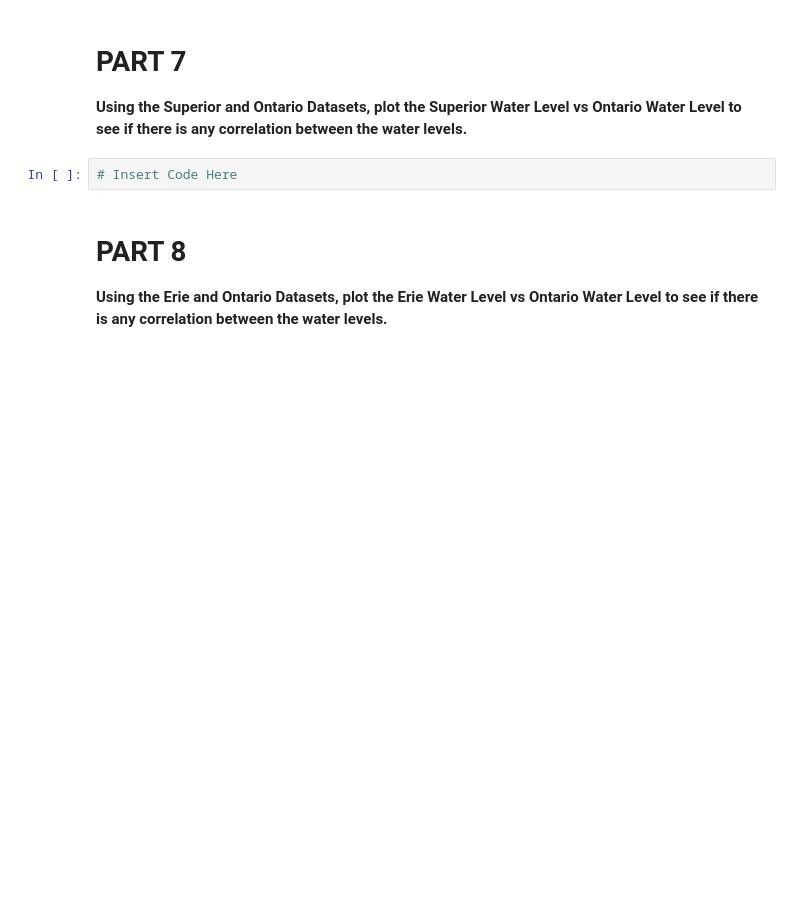
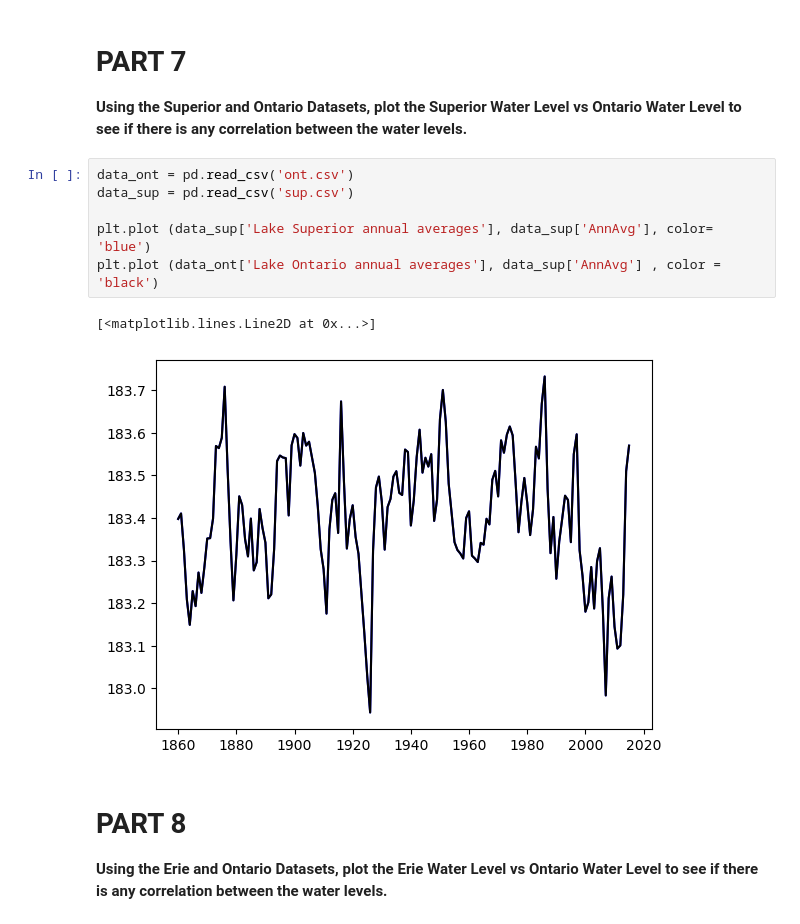
Before and after one commit to afnan-rah/CMSE202_Git_Started, a Jupyter notebook: Great_Lakes_and_Grand_River.ipynb, the cells around one changed output. Cells and saved outputs as stored; diff of their text form; blank space fills up the shorter version.

```diff
--- a/Great_Lakes_and_Grand_River.ipynb
+++ b/Great_Lakes_and_Grand_River.ipynb
@@ -73,8 +73,15 @@ Text(0.5, 1.0, 'Water Level by Year')
 # PART 7
 
 **Using the Superior and Ontario Datasets, plot the Superior Water Level vs Ontario Water Level to see if there is any correlation between the water levels.**
-# %%
-# Insert Code Here
+# %%
+data_ont = pd.read_csv('ont.csv')
+data_sup = pd.read_csv('sup.csv')
+
+plt.plot (data_sup['Lake Superior annual averages'], data_sup['AnnAvg'], color= 'blue')
+plt.plot (data_ont['Lake Ontario annual averages'], data_sup['AnnAvg'] , color = 'black')
+# %% [output]
+[<matplotlib.lines.Line2D at 0x...>]
+[figure, added]
 # %% [markdown]
 # PART 8
 
```
